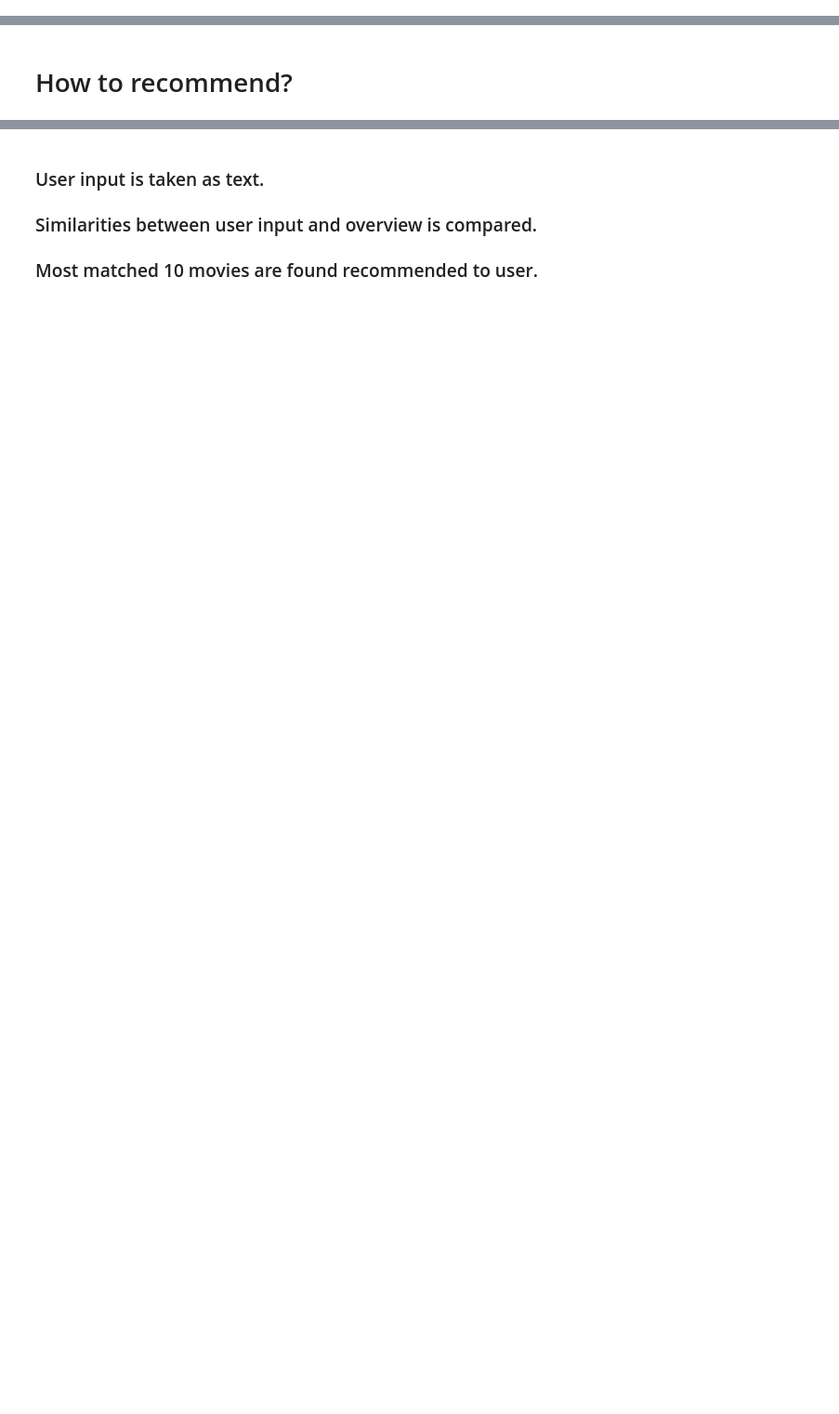
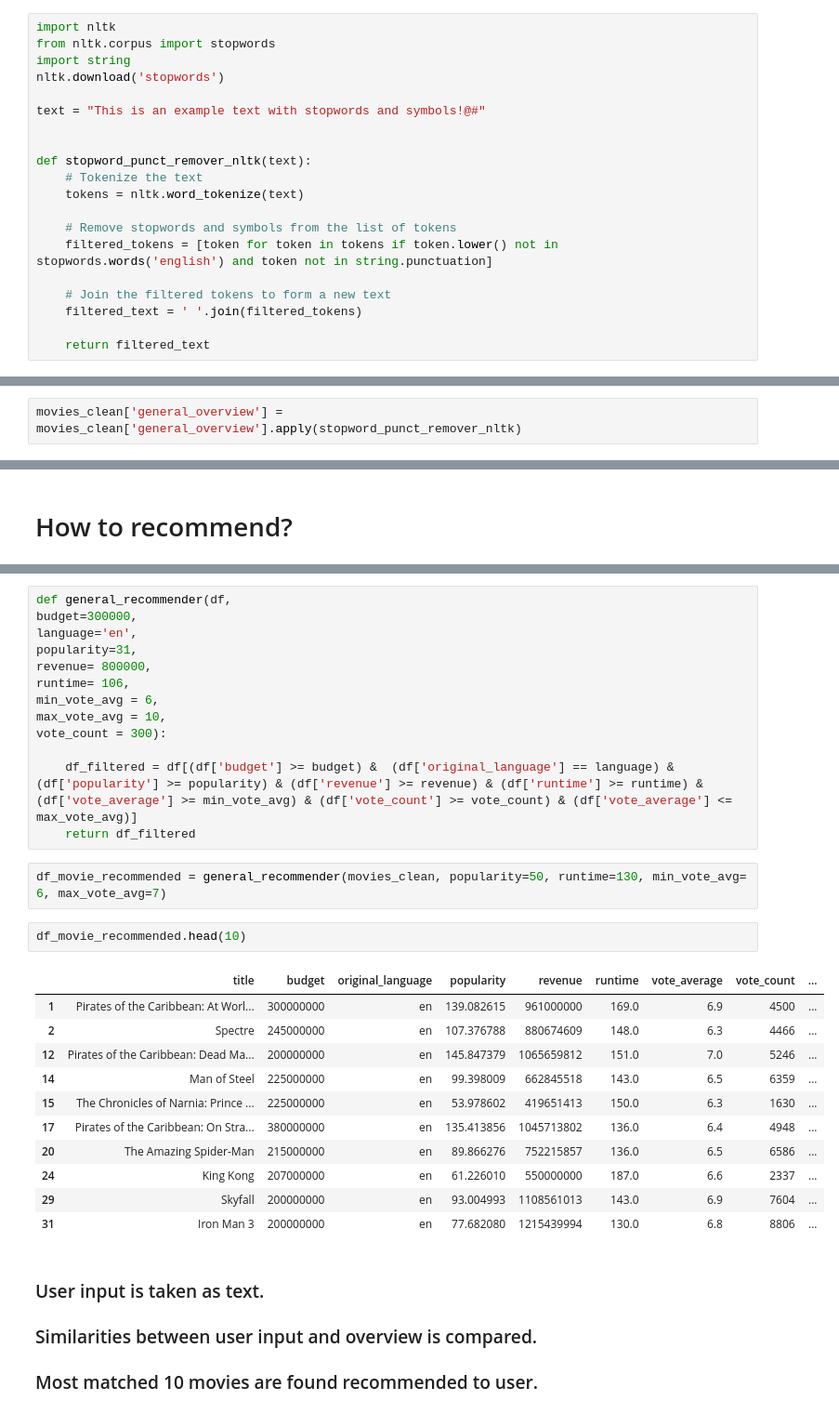
Before and after one commit to doruktopcu/MoviesRecommenderSystemProject, a Jupyter notebook: movie-recommender.ipynb, the cells around one changed output, grey strips where cells are left out. Shown: that part at 93% size. Drawn from its saved outputs; the diff is of its cells as text; blank space fills up the shorter version.

Commit message:
Added recommender function on user_input.

```diff
--- a/movie-recommender.ipynb
+++ b/movie-recommender.ipynb
@@ -226,3 +239,23 @@ movies_clean.head(2)
 |  | title | budget | original_language | popularity | revenue | runtime | vote_average | vote_count | ... |
 | 0 | Avatar | 237000000 | en | 150.437577 | 2787965087 | 162.0 | 7.2 | 11800 | ... |
 | 1 | Pirates of the Caribbean: At Worl... | 300000000 | en | 139.082615 | 961000000 | 169.0 | 6.9 | 4500 | ... |
+# %%
+import nltk
+from nltk.corpus import stopwords
+import string
+nltk.download('stopwords')
+
+text = "This is an example text with stopwords and symbols!@#"
+
+
+def stopword_punct_remover_nltk(text):
+    # Tokenize the text
+    tokens = nltk.word_tokenize(text)
+
+    # Remove stopwords and symbols from the list of tokens
+    filtered_tokens = [token for token in tokens if token.lower() not in stopwords.words('english') and token not in string.punctuation]
+
+    # Join the filtered tokens to form a new text
+    filtered_text = ' '.join(filtered_tokens)
+
+    return filtered_text
@@ -228,0 +266,2 @@ movies_clean.head(2)
+# %%
+movies_clean['general_overview'] = movies_clean['general_overview'].apply(stopword_punct_remover_nltk)
@@ -231,3 +300,32 @@ movies_clean.head(2)
+# %%
+def general_recommender(df,
+budget=300000,
+language='en',
+popularity=31,
+revenue= 800000,
+runtime= 106,
+min_vote_avg = 6,
+max_vote_avg = 10,
+vote_count = 300):
+
+    df_filtered = df[(df['budget'] >= budget) &  (df['original_language'] == language) & (df['popularity'] >= popularity) & (df['revenue'] >= revenue) & (df['runtime'] >= runtime) & (df['vote_average'] >= min_vote_avg) & (df['vote_count'] >= vote_count) & (df['vote_average'] <= max_vote_avg)]
+    return df_filtered
+# %%
+df_movie_recommended = general_recommender(movies_clean, popularity=50, runtime=130, min_vote_avg= 6, max_vote_avg=7)
+# %%
+df_movie_recommended.head(10)
+# %% [output]
+|  | title | budget | original_language | popularity | revenue | runtime | vote_average | vote_count | ... |
+| 1 | Pirates of the Caribbean: At Worl... | 300000000 | en | 139.082615 | 961000000 | 169.0 | 6.9 | 4500 | ... |
+| 2 | Spectre | 245000000 | en | 107.376788 | 880674609 | 148.0 | 6.3 | 4466 | ... |
+| 12 | Pirates of the Caribbean: Dead Ma... | 200000000 | en | 145.847379 | 1065659812 | 151.0 | 7.0 | 5246 | ... |
+| 14 | Man of Steel | 225000000 | en | 99.398009 | 662845518 | 143.0 | 6.5 | 6359 | ... |
+| 15 | The Chronicles of Narnia: Prince ... | 225000000 | en | 53.978602 | 419651413 | 150.0 | 6.3 | 1630 | ... |
+| 17 | Pirates of the Caribbean: On Stra... | 380000000 | en | 135.413856 | 1045713802 | 136.0 | 6.4 | 4948 | ... |
+| 20 | The Amazing Spider-Man | 215000000 | en | 89.866276 | 752215857 | 136.0 | 6.5 | 6586 | ... |
+| 24 | King Kong | 207000000 | en | 61.226010 | 550000000 | 187.0 | 6.6 | 2337 | ... |
+| 29 | Skyfall | 200000000 | en | 93.004993 | 1108561013 | 143.0 | 6.9 | 7604 | ... |
+| 31 | Iron Man 3 | 200000000 | en | 77.682080 | 1215439994 | 130.0 | 6.8 | 8806 | ... |
 # %% [markdown]
 ### User input is taken as text.
 ### Similarities between user input and overview is compared.
```
Also changed, not shown: parts of 12 cells of this notebook.
